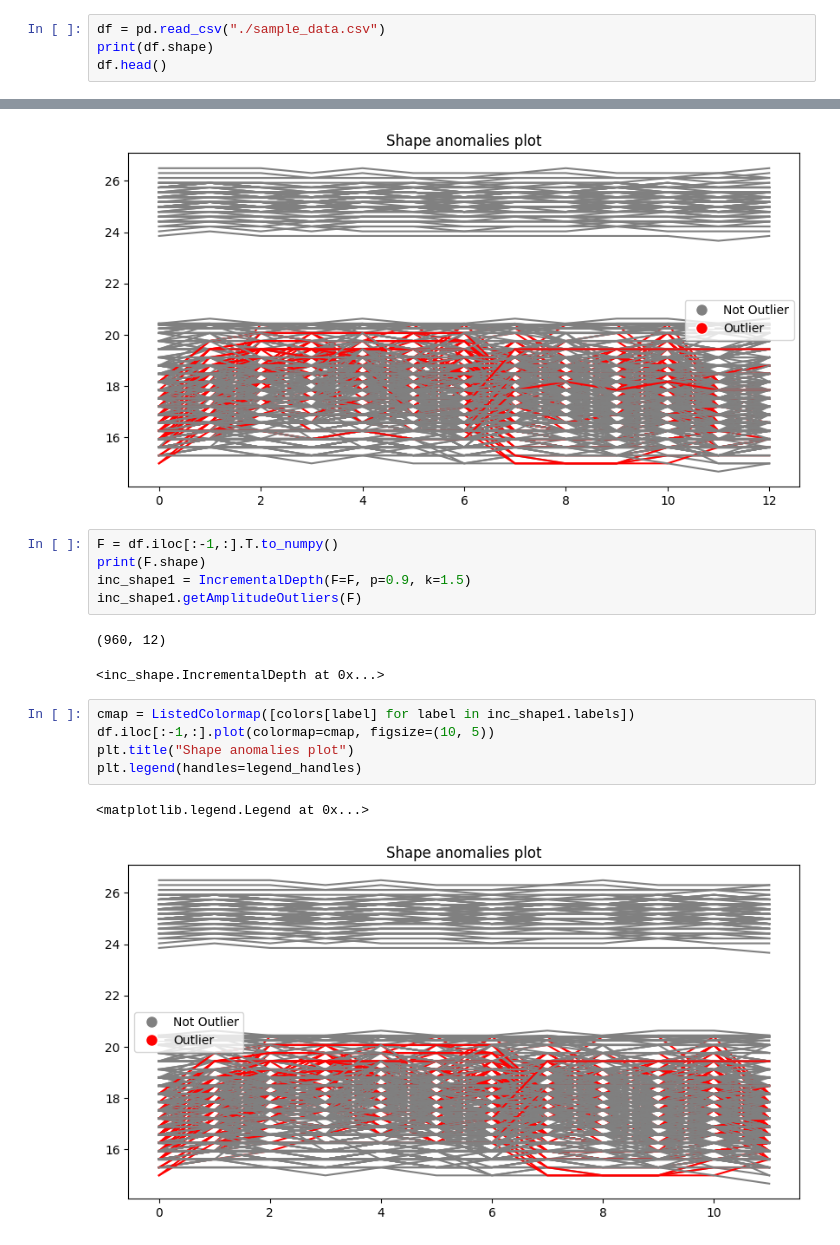
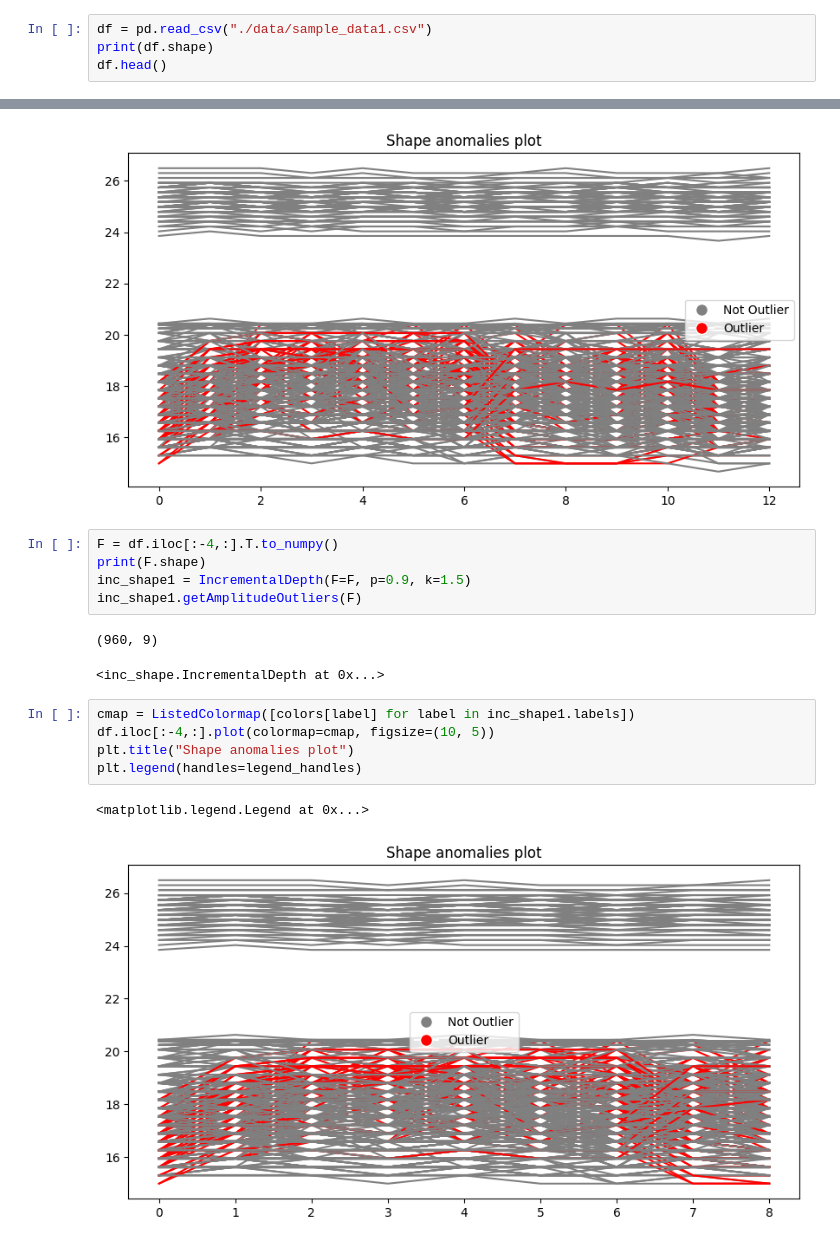
Before and after one commit to allisonaustin/streaming-depths, a Jupyter notebook: examples/sample1.ipynb, the cells around one changed output, grey strips where cells are left out. Drawn from its saved outputs; the diff is of its cells as text.

```diff
--- a/examples/sample1.ipynb
+++ b/examples/sample1.ipynb
@@ -6,7 +6,7 @@ from prog_shape import ProgressiveDepth
 import matplotlib.pyplot as plt
 from matplotlib.colors import ListedColormap
 # %%
-df = pd.read_csv("./sample_data.csv")
+df = pd.read_csv("./data/sample_data1.csv")
 print(df.shape)
 df.head()
 # %% [output]
@@ -87,19 +99,19 @@ plt.legend(handles=legend_handles)
 <matplotlib.legend.Legend at 0x...>
 [figure]
 # %%
-F = df.iloc[:-1,:].T.to_numpy()
+F = df.iloc[:-4,:].T.to_numpy()
 print(F.shape)
 inc_shape1 = IncrementalDepth(F=F, p=0.9, k=1.5)
 inc_shape1.getAmplitudeOutliers(F)
 # %% [output]
-(960, 12)
+(960, 9)
 <inc_shape.IncrementalDepth at 0x...>
 # %%
 cmap = ListedColormap([colors[label] for label in inc_shape1.labels])
-df.iloc[:-1,:].plot(colormap=cmap, figsize=(10, 5))
+df.iloc[:-4,:].plot(colormap=cmap, figsize=(10, 5))
 plt.title("Shape anomalies plot")
 plt.legend(handles=legend_handles)
 # %% [output]
 <matplotlib.legend.Legend at 0x...>
-[figure, old version]
+[figure, new version]
 # %%
```
Also changed, not shown: parts of 5 cells of this notebook, 5 other files.
